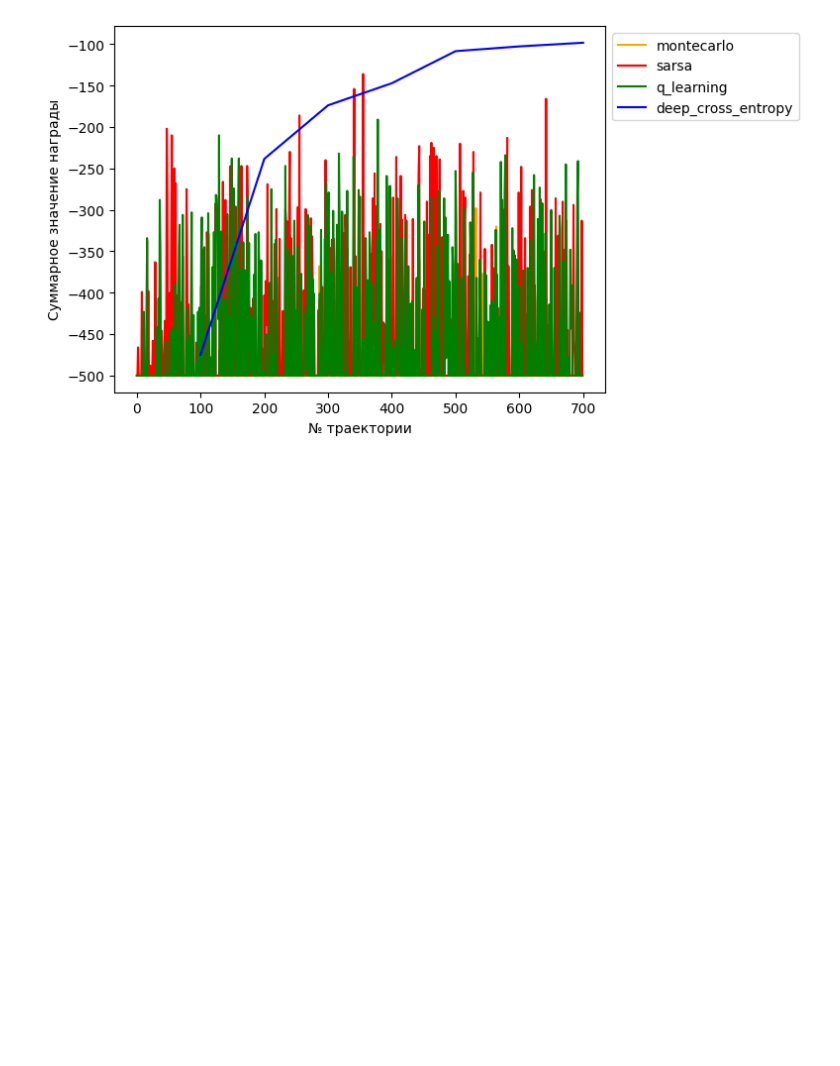
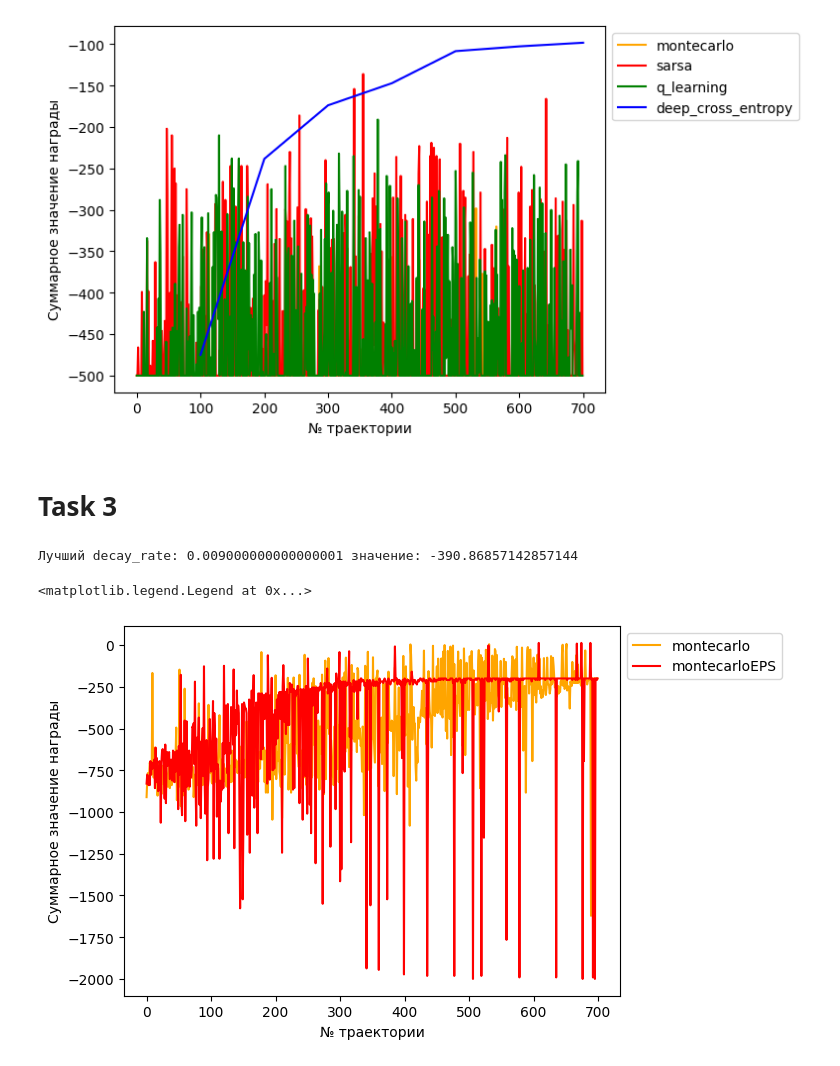
Before and after one commit to NabatchikovIlya/ods-deep-rl, a Jupyter notebook: homeworks/Nabatchikov_practice4/compare_results.ipynb, the cells around one changed output. Cells and saved outputs as stored; diff of their text form; code cells hidden in the pictures; blank space fills up the shorter version.

```diff
--- a/homeworks/Nabatchikov_practice4/compare_results.ipynb
+++ b/homeworks/Nabatchikov_practice4/compare_results.ipynb
@@ -166,3 +167,14 @@ plt.legend(loc='best', bbox_to_anchor=(1, 1))
 # %% [output]
 <matplotlib.legend.Legend at 0x...>
 [figure]
+# %% [markdown]
+# Task 3
+# %%
+
+
+from homeworks.Nabatchikov_practice4.Nabatchikov_practice4_3 import MonteCarloEps
+
+env = gym.make("Taxi-v3")
+montecarlo_total_rewards = MonteCarlo(env, episode_n=700, trajectory_len=1000, gamma=0.99)
+# %%
+montecarloeps_total_rewards = MonteCarloEps(env, episode_n=700, trajectory_len=1000, gamma=0.99, decay_rate=0.009)
@@ -168,0 +183,15 @@ plt.legend(loc='best', bbox_to_anchor=(1, 1))
+# %%
+max_key = max(res, key=res.get)
+
+print(f"Лучший decay_rate: {max_key} значение: {res[max_key]}")
+# %% [output]
+Лучший decay_rate: 0.009000000000000001 значение: -390.86857142857144
+# %%
+plt.plot(montecarlo_total_rewards, label="montecarlo", color="orange")
+plt.plot(montecarloeps_total_rewards, label="montecarloEPS", color="red")
+plt.xlabel('№ траектории')
+plt.ylabel('Суммарное значение награды')
+plt.legend(loc='best', bbox_to_anchor=(1, 1))
+# %% [output]
+<matplotlib.legend.Legend at 0x...>
+[figure, added]
```
Also changed, not shown: parts of 2 cells of this notebook, 3 other files.
